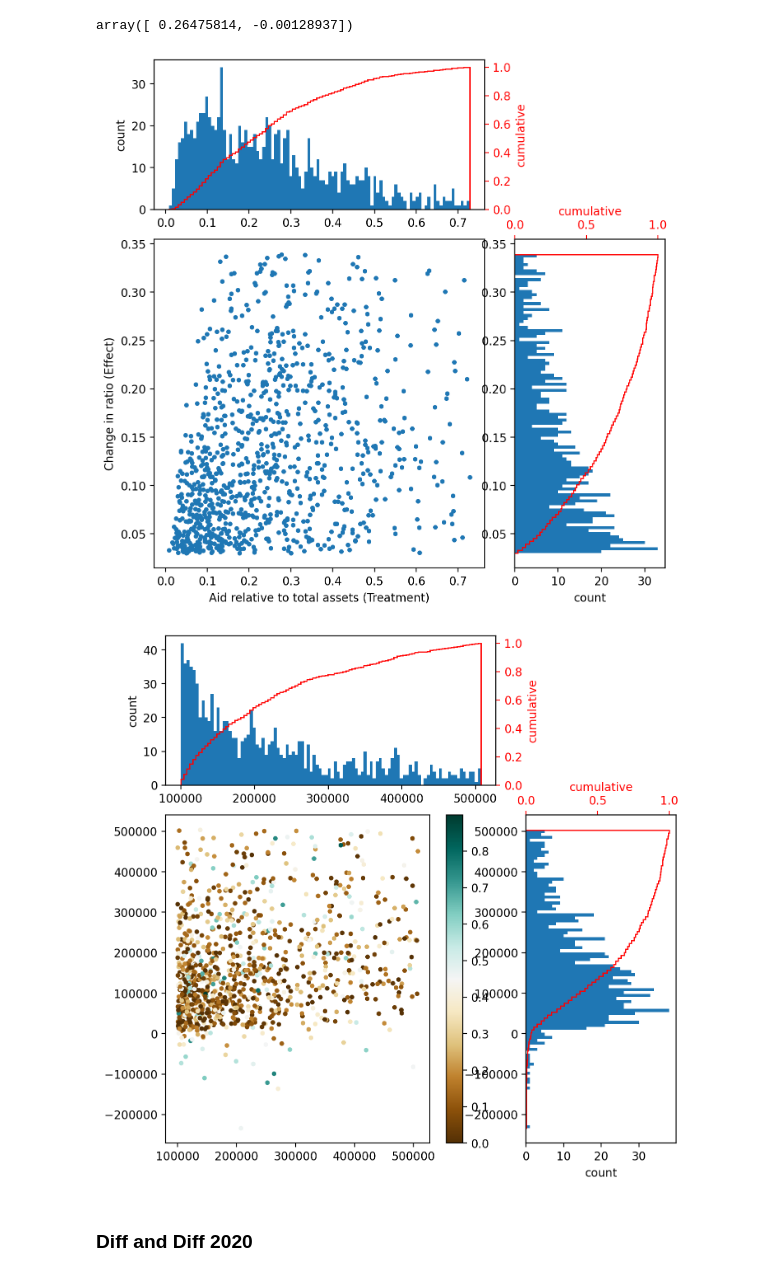
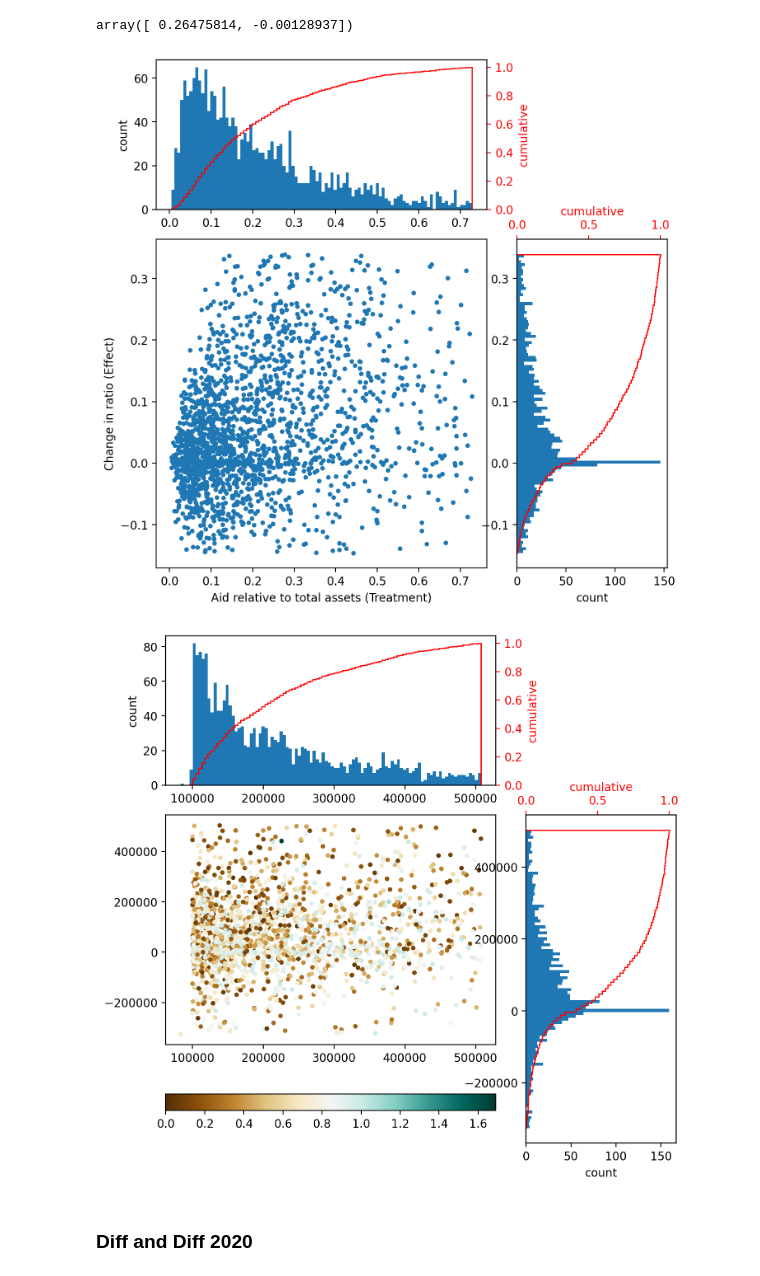
Before and after one commit to m-schildt/AAA, a Jupyter notebook: 6_response_curves.ipynb, the cells around one changed output. Saved outputs shown, nothing was run; the diff lists cells and outputs as text; code cells hidden in the pictures.

```diff
--- a/6_response_curves.ipynb
+++ b/6_response_curves.ipynb
@@ -155,7 +155,7 @@ final_df = final_df.dropna()
 final_df = final_df[final_df['grant_2021'].between(*final_df['grant_2021'].quantile([0.00, 0.75]).tolist())]
 final_df = final_df[final_df['delta_cash_2021'].between(*final_df['delta_cash_2021'].quantile([0.05, 0.95]).tolist())]
 final_df = final_df[final_df['aid_relative_2021'].between(*final_df['aid_relative_2021'].quantile([0.0, 0.95]).tolist())]
-final_df = final_df[final_df['delta_cash_ratio_2021'].between(*final_df['delta_cash_ratio_2021'].quantile([0.5, 0.95]).tolist())]
+final_df = final_df[final_df['delta_cash_ratio_2021'].between(*final_df['delta_cash_ratio_2021'].quantile([0.05, 0.95]).tolist())]
 #final_df = final_df[final_df['aid_relative_2021'] < final_df['aid_relative_2021'].quantile(.75, interpolation='midpoint')]
 #final_df = final_df[final_df['delta_cash_2021'] < final_df['delta_cash_2021'].quantile(.75, interpolation='midpoint')]
 #final_df
@@ -473,7 +473,7 @@ ax_yCumDist.set_xlabel('cumulative',color='r')
 
 plt.show()
 # %% [output]
-[figure, old version]
+[figure, new version]
 # %%
 # https://stackoverflow.com/questions/37008112/matplotlib-plotting-histogram-plot-just-above-scatter-plot
 import matplotlib.pyplot as plt
@@ -484,7 +484,7 @@ import numpy as np
 
 x = final_df[['grant_2021']]
 y = final_df[['delta_cash_2021']]
-z = final_df['cash_ratio_2020']
+z = final_df['debt2asset_ratio_2020']
 
 fig = plt.figure(figsize=(8,8))
 gs = gridspec.GridSpec(3, 3)
@@ -492,35 +492,35 @@ ax_main = plt.subplot(gs[1:3, :2])
 
 #ax_bar = plt.subplot(gs[1:3, :4])
 ax_xDist = plt.subplot(gs[0, :2],sharex=ax_main)
 ax_yDist = plt.subplot(gs[1:3, 2],sharey=ax_main)
 
 #ax_main.scatter(x,y,c=z,marker='.',cmap="BrBG")
 #ax_main.set(xlabel="Aid (Treatment)", ylabel="Change in cash (Effect)")
 
 # colorbar
 sctr = ax_main.scatter(x,y,c=z,marker='.',cmap="BrBG")
-plt.colorbar(sctr, ax=ax_main)#, format='$%d')
+plt.colorbar(sctr, ax=ax_main, location='bottom')#, format='$%d')
 #ax_main.set_yscale('log')
 
 
 ax_xDist.hist(x,bins=100,align='mid')
 ax_xDist.set(ylabel='count')
 ax_xCumDist = ax_xDist.twinx()
 ax_xCumDist.hist(x,bins=100,cumulative=True,histtype='step',density=True,color='r',align='mid')
 ax_xCumDist.tick_params('y', colors='r')
 ax_xCumDist.set_ylabel('cumulative',color='r')
 
 ax_yDist.hist(y,bins=100,orientation='horizontal',align='mid')
 ax_yDist.set(xlabel='count')
 ax_yCumDist = ax_yDist.twiny()
 ax_yCumDist.hist(y,bins=100,cumulative=True,histtype='step',density=True,color='r',align='mid',orientation='horizontal')
 ax_yCumDist.tick_params('x', colors='r')
 ax_yCumDist.set_xlabel('cumulative',color='r')
 
 
 plt.show()
 # %% [output]
-[figure, old version]
+[figure, new version]
 # %% [markdown]
 ### Diff and Diff 2020
 # %% [markdown]
```
Also changed, not shown: parts of 3 cells of this notebook, 29 other files.
